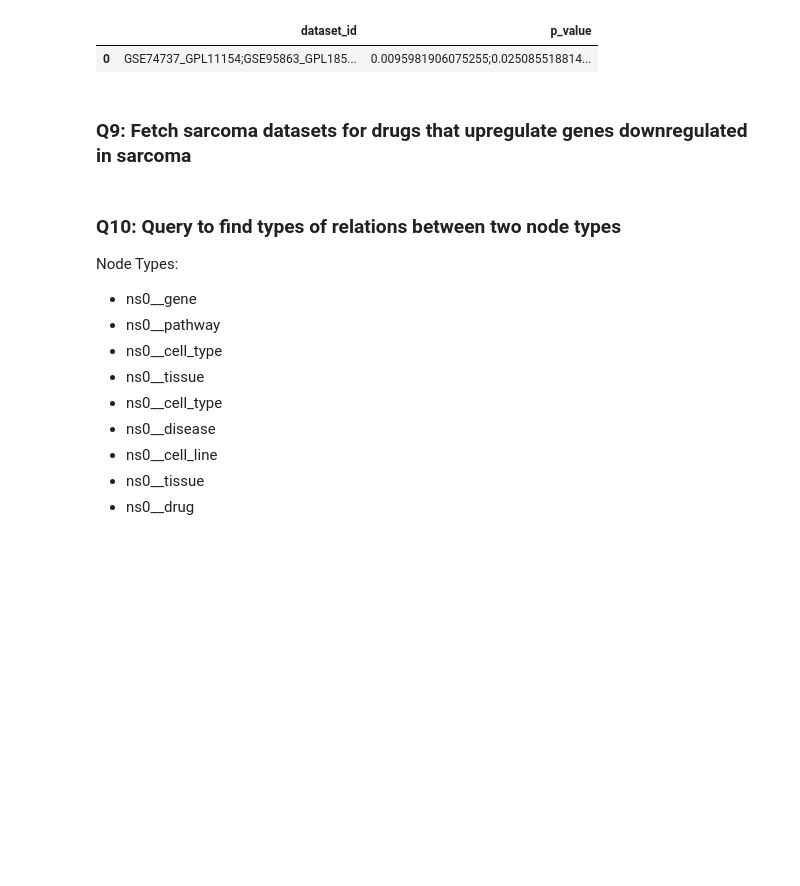
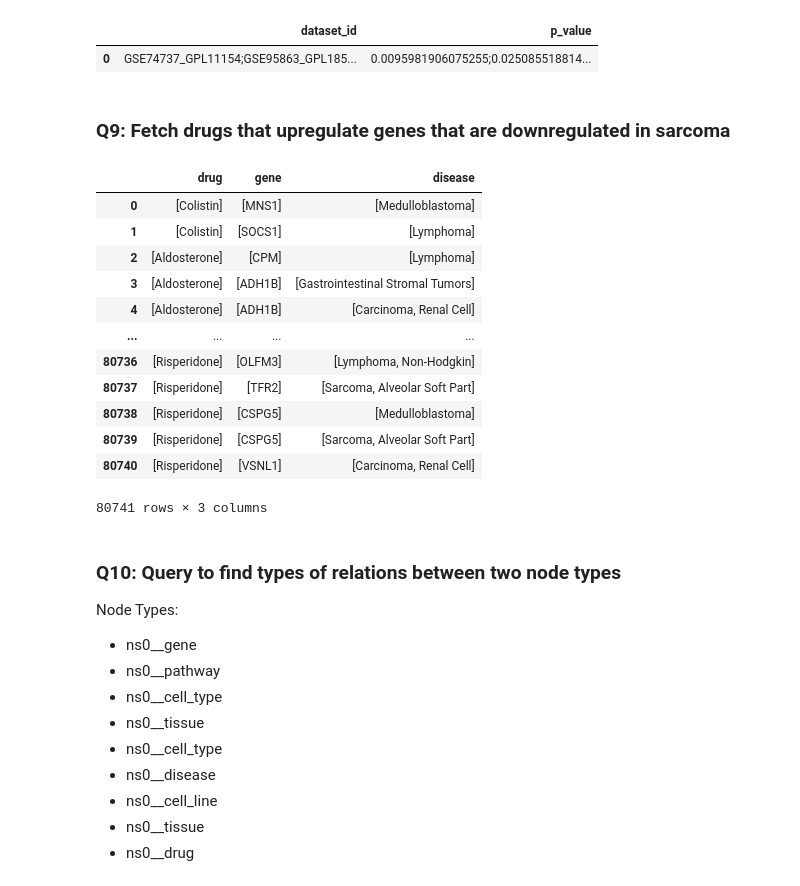
Before and after one commit to ElucidataInc/polly-python, a Jupyter notebook: Discover/pollygraph/Search_KG.ipynb, the cells around one changed output. Saved outputs shown, nothing was run; the diff lists cells and outputs as text; code cells hidden in the pictures; blank space fills up the shorter version.

```diff
--- a/Discover/pollygraph/Search_KG.ipynb
+++ b/Discover/pollygraph/Search_KG.ipynb
@@ -489,16 +489,29 @@ top_cat_df.set_index(['dataset_id']).apply(pd.Series.explode).reset_index()
 |  | dataset_id | p_value |
 | 0 | GSE74737_GPL11154;GSE95863_GPL185... | 0.0095981906075255;0.025085518814... |
 # %% [markdown]
-### Q9: Fetch sarcoma datasets for drugs that upregulate genes downregulated in sarcoma
+### Q9: Fetch drugs that upregulate genes that are downregulated in sarcoma
 # %%
 query = """MATCH (p:ns0__disease)-[:ns0__downregulates]-(q:ns0__gene)-[:ns0__drug_upregulates]-(r:ns0__drug)
 WHERE ANY(x IN p.ns0__name + p.ns0__synonyms WHERE tolower(x) CONTAINS('sarcoma'))
-WITH r.ns0__name AS drug, p.ns0__name AS disease
-MATCH (p:ns0__disease {ns0_name: [disease]})--(n:dataset)--(r:ns0__drug {ns0__name: [drug]})
-RETURN p.ns0__name as disease, n.src_dataset_id as dataset_id, r.ns0__name as drug_upreg_gene"""
+WITH r.ns0__name AS drug, p.ns0__name AS disease, q.ns0__gene_symbol as gene
+RETURN drug, gene, disease"""
 
 top_cat_df = pd.DataFrame([dict(_) for _ in pollygraph.query(query)])
 top_cat_df
+# %% [output]
+|  | drug | gene | disease |
+| 0 | [Colistin] | [MNS1] | [Medulloblastoma] |
+| 1 | [Colistin] | [SOCS1] | [Lymphoma] |
+| 2 | [Aldosterone] | [CPM] | [Lymphoma] |
+| 3 | [Aldosterone] | [ADH1B] | [Gastrointestinal Stromal Tumors] |
+| 4 | [Aldosterone] | [ADH1B] | [Carcinoma, Renal Cell] |
+| ... | ... | ... | ... |
+| 80736 | [Risperidone] | [OLFM3] | [Lymphoma, Non-Hodgkin] |
+| 80737 | [Risperidone] | [TFR2] | [Sarcoma, Alveolar Soft Part] |
+| 80738 | [Risperidone] | [CSPG5] | [Medulloblastoma] |
+| 80739 | [Risperidone] | [CSPG5] | [Sarcoma, Alveolar Soft Part] |
+| 80740 | [Risperidone] | [VSNL1] | [Carcinoma, Renal Cell] |
+80741 rows × 3 columns
 # %% [markdown]
 ### Q10: Query to find types of relations between two node types
 
```
